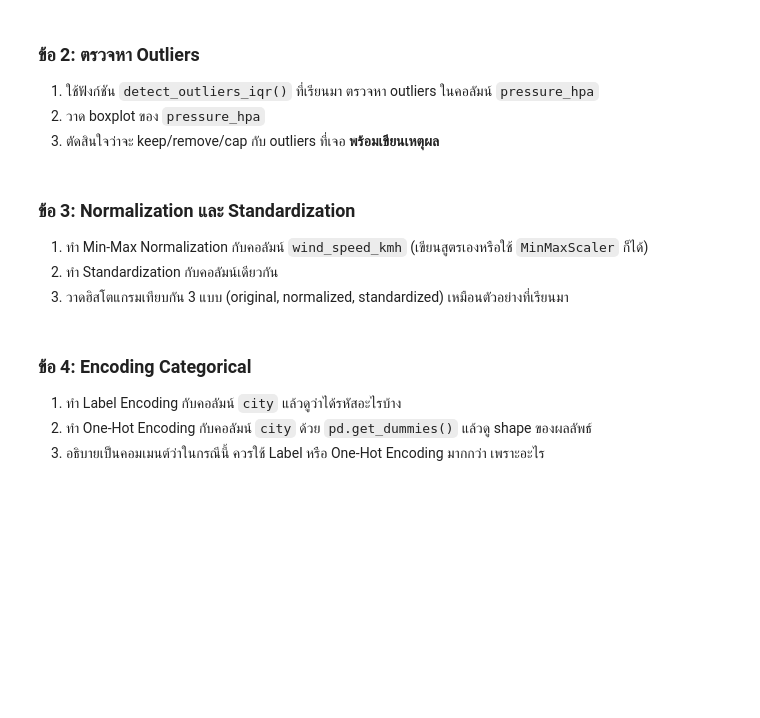
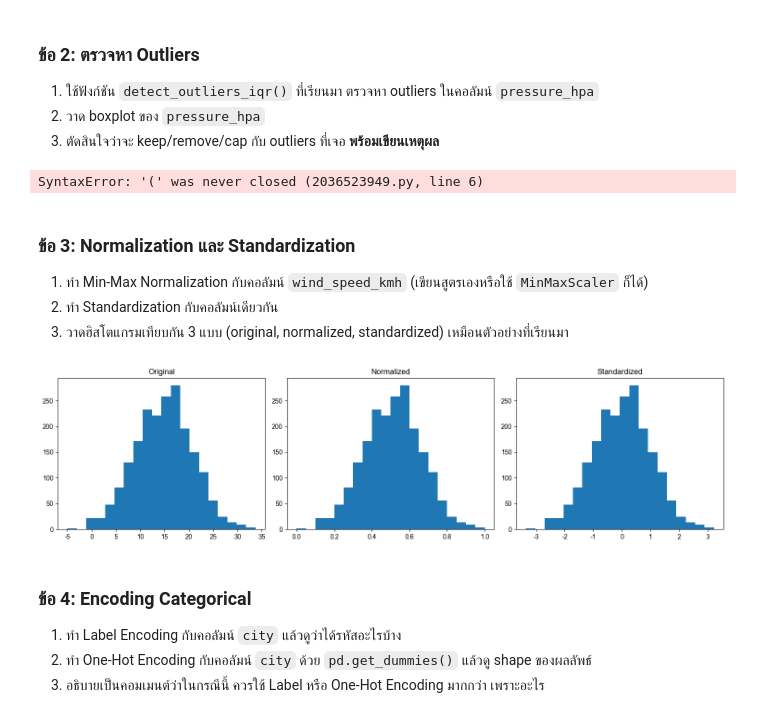
Before and after one commit to woranun-00/-1, a Jupyter notebook: Module-A-Notebooks/SC612104_Session10_Data_Cleaning.ipynb, the cells around one changed output. Cells and saved outputs as stored; diff of their text form; code cells hidden in the pictures; blank space fills up the shorter version.

```diff
--- a/Module-A-Notebooks/SC612104_Session10_Data_Cleaning.ipynb
+++ b/Module-A-Notebooks/SC612104_Session10_Data_Cleaning.ipynb
@@ -1118,3 +988,25 @@ FileNotFoundError: [Errno 2] No such file or directory: 'world_weather_sample.cs
+# %%
+# เขียนคำตอบข้อ 2 ที่นี่
+import matplotlib.pyplot as plt
+outliers = detect_outliers_iqr(df_ex["pressure_hpa"])
+print("Outliers")
+print(outliers)
+print("จำนวน Outliers =", len(outliers)
+
+plt.figure(figsize=(6,4))
+plt.boxplot(df_ex["pressure_hpa"], vert=False)
+plt.title("Boxplot of pressure_hpa")
+plt.xlabel("pressure_hpa")
+plt.show()
+
+df_outlier = df_ex.copy()
+
+# เหตุผล:
+# pressure_hpa เป็นข้อมูลสภาพอากาศจริง
+# ค่าที่สูงหรือต่ำผิดปกติอาจเป็นเหตุการณ์จริง
+#จึงเลือก keep outliers ไม่ลบข้อมูล
+# %% [output]
+SyntaxError: '(' was never closed (2036523949.py, line 6)
 # %% [markdown]
 ### ข้อ 3: Normalization และ Standardization
 1. ทำ Min-Max Normalization กับคอลัมน์ `wind_speed_kmh` (เขียนสูตรเองหรือใช้ `MinMaxScaler` ก็ได้)
@@ -1125,3 +1015,42 @@ FileNotFoundError: [Errno 2] No such file or directory: 'world_weather_sample.cs
+# %%
+# เขียนคำตอบข้อ 3 ที่นี่
+from sklearn.preprocessing import MinMaxScaler, StandardScaler
+import matplotlib.pyplot as plt
+
+# เตรียมข้อมูล
+x = df_ex[["wind_speed_kmh"]]
+
+# Min-Max Normalization
+minmax = MinMaxScaler()
+normalized = minmax.fit_transform(x)
+
+# Standardization
+standard = StandardScaler()
+standardized = standard.fit_transform(x)
+
+# เพิ่มคอลัมน์ใหม่
+df_ex["wind_speed_normalized"] = normalized
+df_ex["wind_speed_standardized"] = standardized
+
+# Histogram เปรียบเทียบ
+plt.figure(figsize=(15,4))
+
+plt.subplot(1,3,1)
+plt.hist(df_ex["wind_speed_kmh"], bins=20)
+plt.title("Original")
+
+plt.subplot(1,3,2)
+plt.hist(df_ex["wind_speed_normalized"], bins=20)
+plt.title("Normalized")
+
+plt.subplot(1,3,3)
+plt.hist(df_ex["wind_speed_standardized"], bins=20)
+plt.title("Standardized")
+
+plt.tight_layout()
+plt.show()
+# %% [output]
+[figure, added]
 # %% [markdown]
 ### ข้อ 4: Encoding Categorical
 1. ทำ Label Encoding กับคอลัมน์ `city` แล้วดูว่าได้รหัสอะไรบ้าง
```
Also changed, not shown: parts of 52 cells of this notebook.
